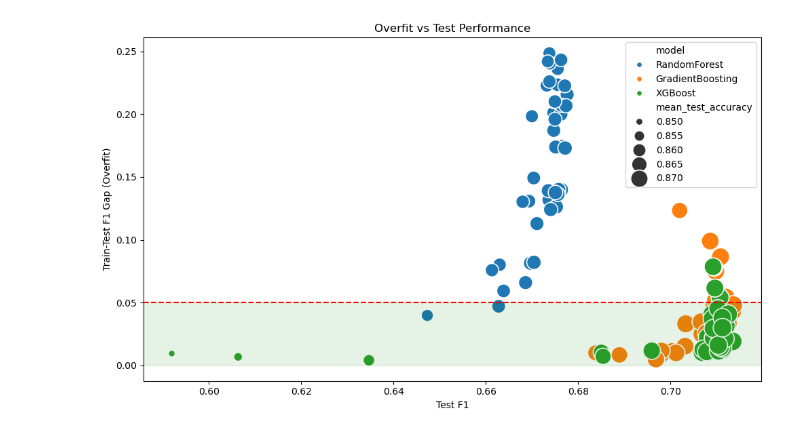
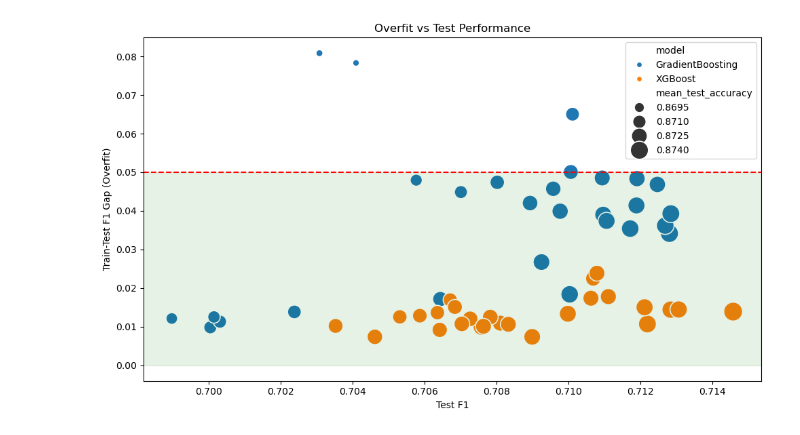
Before and after one commit to Albert-Gamarro/course-applied-machine-learning-ensemble-learning, a Jupyter notebook: notebooks/overfit_analysis.ipynb, the cells around one changed output. Drawn from its saved outputs; the diff is of its cells as text; code cells hidden in the pictures.

```diff
--- a/notebooks/overfit_analysis.ipynb
+++ b/notebooks/overfit_analysis.ipynb
@@ -11,7 +11,7 @@ from optuna.visualization import plot_param_importances, plot_parallel_coordinat
 from models.utils.common import get_project_root, parse_params
 # %%
 # Load results
-experiment_name = "v1_initial_run"
+experiment_name = "v2_run"
 results_dir = os.path.join(get_project_root(), "results", experiment_name)
 results = pd.read_csv(os.path.join(results_dir, "optuna_results.csv"))
 results.head(1)
@@ -109,25 +114,25 @@ plt.show()
 # %%
 ### Scatter plot with overfit threshold line
 # What’s the trade-off between performance and overfitting?
 # Which models achieve high test F1 while staying below the overfit threshold
 plt.figure(figsize=(10, 6))
 sns.scatterplot(
     data=results,
     x="mean_test_f1",
     y="overfit",
     hue="model",
     size="mean_test_accuracy",
     sizes=(50, 400),
 )
 plt.axhline(0.05, color="red", linestyle="--", label="Overfit Threshold")
 plt.axhspan(0, 0.05, color="green", alpha=0.1, label="Safe Zone")
 plt.xlabel("Test F1")
 plt.ylabel("Train-Test F1 Gap (Overfit)")
 plt.title("Overfit vs Test Performance")
 plt.tight_layout()
-# plt.savefig(
-#     os.path.join(results_dir, "overfit_vs_test_performance.png"), bbox_inches="tight"
-# )
+plt.savefig(
+    os.path.join(results_dir, "overfit_vs_test_performance.png"), bbox_inches="tight"
+)
 plt.show()
 # %% [output]
-[figure, old version]
+[figure, new version]
```
Also changed, not shown: parts of 5 cells of this notebook, 44 other files.
